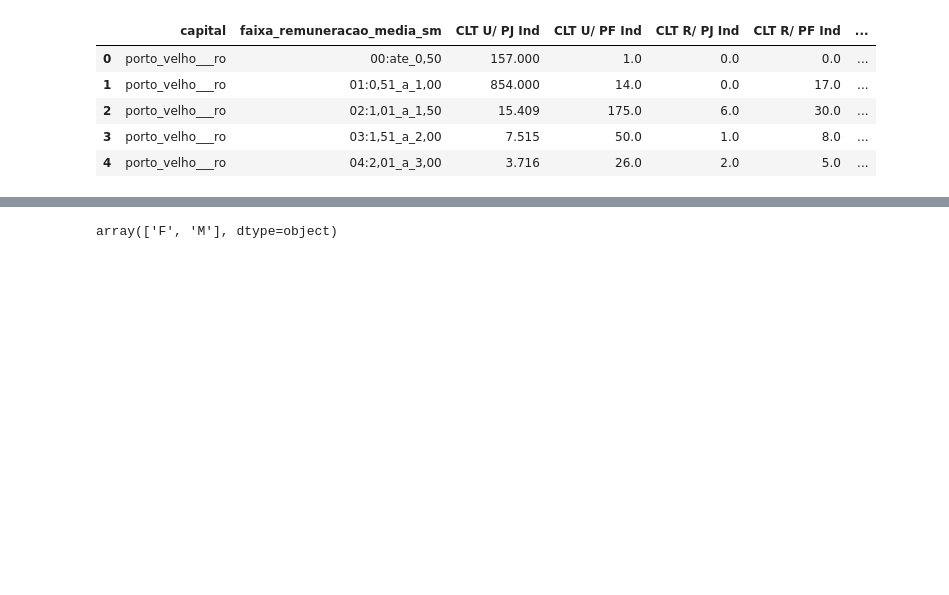
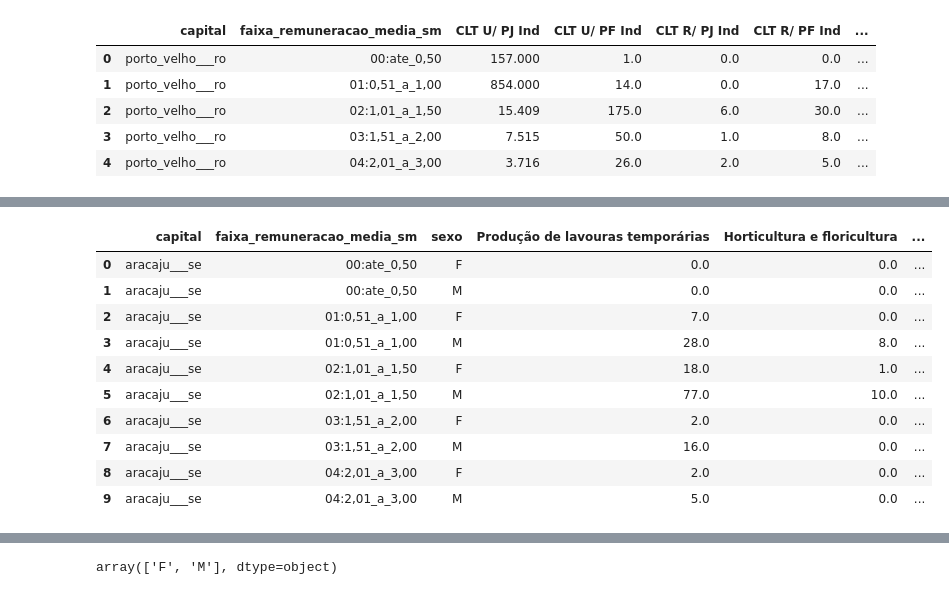
Before and after one commit to luisabolsonisousa/rais_ingestion, a Jupyter notebook: rais_dados/new_data/only_one_file/inner_files.ipynb, the cells around one changed output, grey strips where cells are left out. Drawn from its saved outputs; the diff is of its cells as text; code cells hidden in the pictures; blank space fills up the shorter version.

```diff
--- a/rais_dados/new_data/only_one_file/inner_files.ipynb
+++ b/rais_dados/new_data/only_one_file/inner_files.ipynb
@@ -106,0 +112,16 @@ df_final_.to_csv(f'{path}/df_final.csv', index=False)
+# %%
+df_agrupado = df_final_.groupby(['capital', 'faixa_remuneracao_media_sm', 'sexo']).mean().reset_index()
+df_agrupado_rounded = df_agrupado.round(0).reset_index(drop=True)
+df_agrupado_rounded.head(10)
+# %% [output]
+|  | capital | faixa_remuneracao_media_sm | sexo | Produção de lavouras temporárias | Horticultura e floricultura | ... |
+| 0 | aracaju___se | 00:ate_0,50 | F | 0.0 | 0.0 | ... |
+| 1 | aracaju___se | 00:ate_0,50 | M | 0.0 | 0.0 | ... |
+| 2 | aracaju___se | 01:0,51_a_1,00 | F | 7.0 | 0.0 | ... |
+| 3 | aracaju___se | 01:0,51_a_1,00 | M | 28.0 | 8.0 | ... |
+| 4 | aracaju___se | 02:1,01_a_1,50 | F | 18.0 | 1.0 | ... |
+| 5 | aracaju___se | 02:1,01_a_1,50 | M | 77.0 | 10.0 | ... |
+| 6 | aracaju___se | 03:1,51_a_2,00 | F | 2.0 | 0.0 | ... |
+| 7 | aracaju___se | 03:1,51_a_2,00 | M | 16.0 | 0.0 | ... |
+| 8 | aracaju___se | 04:2,01_a_3,00 | F | 2.0 | 0.0 | ... |
+| 9 | aracaju___se | 04:2,01_a_3,00 | M | 5.0 | 0.0 | ... |
```
Also changed, not shown: parts of 11 cells of this notebook, 6 other files.
